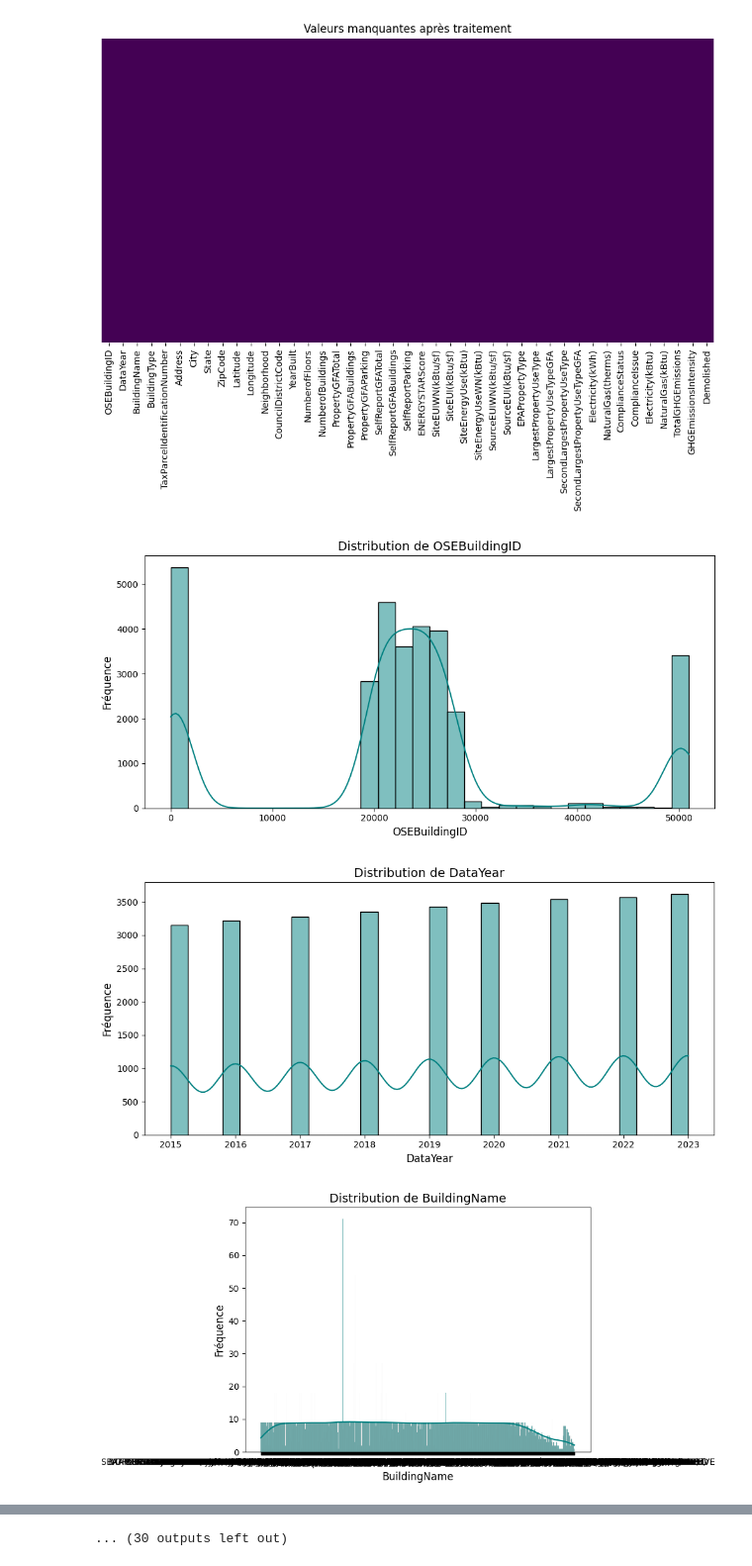
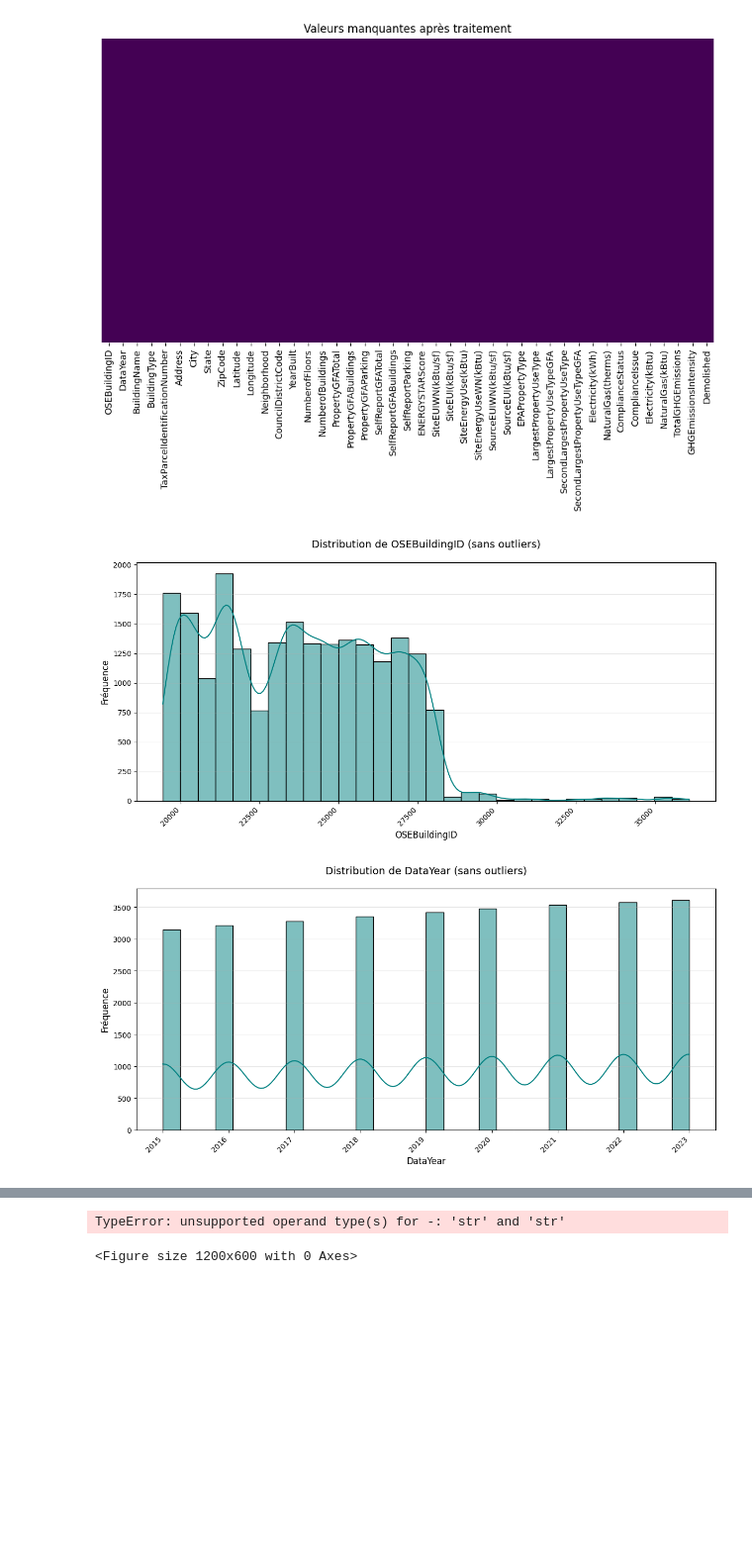
Before and after one commit to layalelzein/Energy-Python, a Jupyter notebook: eda_analysis.ipynb, the cells around one changed output, grey strips where cells are left out. Shown at 99% size. Cells and saved outputs as stored; diff of their text form; code cells hidden in the pictures; blank space fills up the shorter version.

Commit message:
Graphes améliorés

```diff
--- a/eda_analysis.ipynb
+++ b/eda_analysis.ipynb
@@ -153,49 +153,78 @@ import seaborn as sns
 import warnings
 warnings.filterwarnings("ignore")
 
-# Supprimer les colonnes non informatives (ex: constantes ou quasi-constantes)
+def remove_outliers(series):
+    """Supprime les outliers en utilisant la méthode IQR"""
+    Q1 = series.quantile(0.25)
+    Q3 = series.quantile(0.75)
+    IQR = Q3 - Q1
+    return series.between(Q1 - 1.5 * IQR, Q3 + 1.5 * IQR)
+
+# Supprimer les colonnes non informatives
 single_value_cols = [col for col in df.columns if df[col].nunique() <= 1]
 df_clean = df.drop(columns=single_value_cols)
 
 # Afficher les distributions pour les colonnes restantes
 for col in df_clean.columns:
     unique_count = df_clean[col].nunique()
 
-    # Ignorer les colonnes avec moins de 2 valeurs uniques
     if unique_count < 2:
         print(f"Ignorer la colonne '{col}' : elle a moins de 2 valeurs uniques.")
         continue
 
-    plt.figure(figsize=(10, 5))
+    plt.figure(figsize=(12, 6))  # Taille augmentée
 
     if unique_count < 5:
         # Diagramme en barres pour les variables discrètes
         value_counts = df_clean[col].value_counts()
         ax = sns.barplot(x=value_counts.index, y=value_counts.values, palette='viridis', edgecolor='black')
 
         # Ajouter les valeurs sur les barres
         for p in ax.patches:
             ax.annotate(f"{int(p.get_height())}",
                         (p.get_x() + p.get_width() / 2., p.get_height()),
                         ha='center', va='center',
                         xytext=(0, 5),
                         textcoords='offset points',
                         fontsize=10)
 
-        plt.title(f"Répartition de {col} (valeurs discrètes)", fontsize=14)
-        plt.xlabel(col, fontsize=12)
+        plt.title(f"Répartition de {col} (valeurs discrètes)", fontsize=14, pad=20)
+        plt.xlabel("")
         plt.ylabel("Nombre d'occurrences", fontsize=12)
-        plt.xticks(rotation=45, ha='right')  # Rotation des étiquettes
+        plt.xticks(
+            rotation=45,
+            ha='right',
+            fontsize=10  # Taille de police réduite
+        )
+        plt.subplots_adjust(bottom=0.25)  # Espacement accru pour les labels
+
     else:
-        # Histogramme pour les variables continues
-        sns.histplot(df_clean[col], bins=30, kde=True, color='teal', edgecolor='black')
-        plt.title(f"Distribution de {col}", fontsize=14)
-        plt.xlabel(col, fontsize=12)
-        plt.ylabel("Fréquence", fontsize=12)
+        # Vérifier si la colonne est numérique avant de supprimer les outliers
+        if pd.api.types.is_numeric_dtype(df_clean[col]):
+            # Histogramme pour les variables continues (sans outliers)
+            filtered_data = df_clean[col][remove_outliers(df_clean[col])]
 
+            sns.histplot(
+                filtered_data,
+                bins=30,
+                kde=True,
+                color='teal',
+                edgecolor='black',
+                binrange=(filtered_data.min(), filtered_data.max())  # Plage ajustée
+            )
+
+            plt.title(f"Distribution de {col} (sans outliers)", fontsize=14, pad=20)
+            plt.xlabel(col, fontsize=12)
+            plt.ylabel("Fréquence", fontsize=12)
+            plt.xticks(rotation=45, ha='right', fontsize=10)  # Rotation même pour les nombres
+        else:
+            # Si la colonne n'est pas numérique, afficher un message
+            print(f"Ignorer la colonne '{col}' : elle n'est pas numérique.")
+            continue
+
+    plt.grid(axis='y', alpha=0.3)  # Grille horizontale discrète
     plt.tight_layout()
     plt.show()
 # %% [output]
-[figure, old version]
+[figure, new version]
-[figure, old version]
+[figure, new version]
-[figure, removed]
@@ -211,4 +231,5 @@ for col in df_clean.columns:
-... (30 outputs left out)
+TypeError: unsupported operand type(s) for -: 'str' and 'str'
+<Figure size 1200x600 with 0 Axes>
 # %%
 import seaborn as sns
 import matplotlib.pyplot as plt
```
Also changed, not shown: parts of 2 cells of this notebook.
